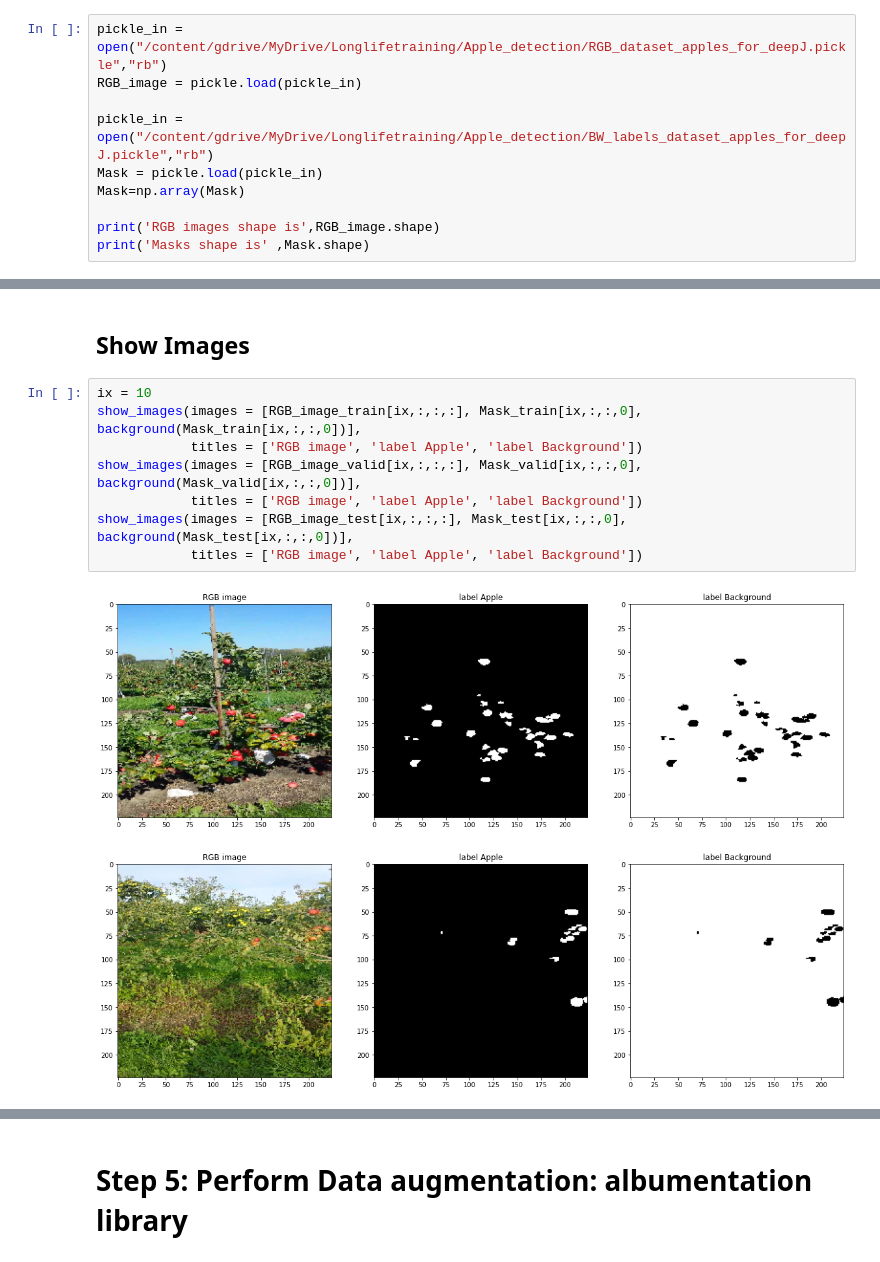
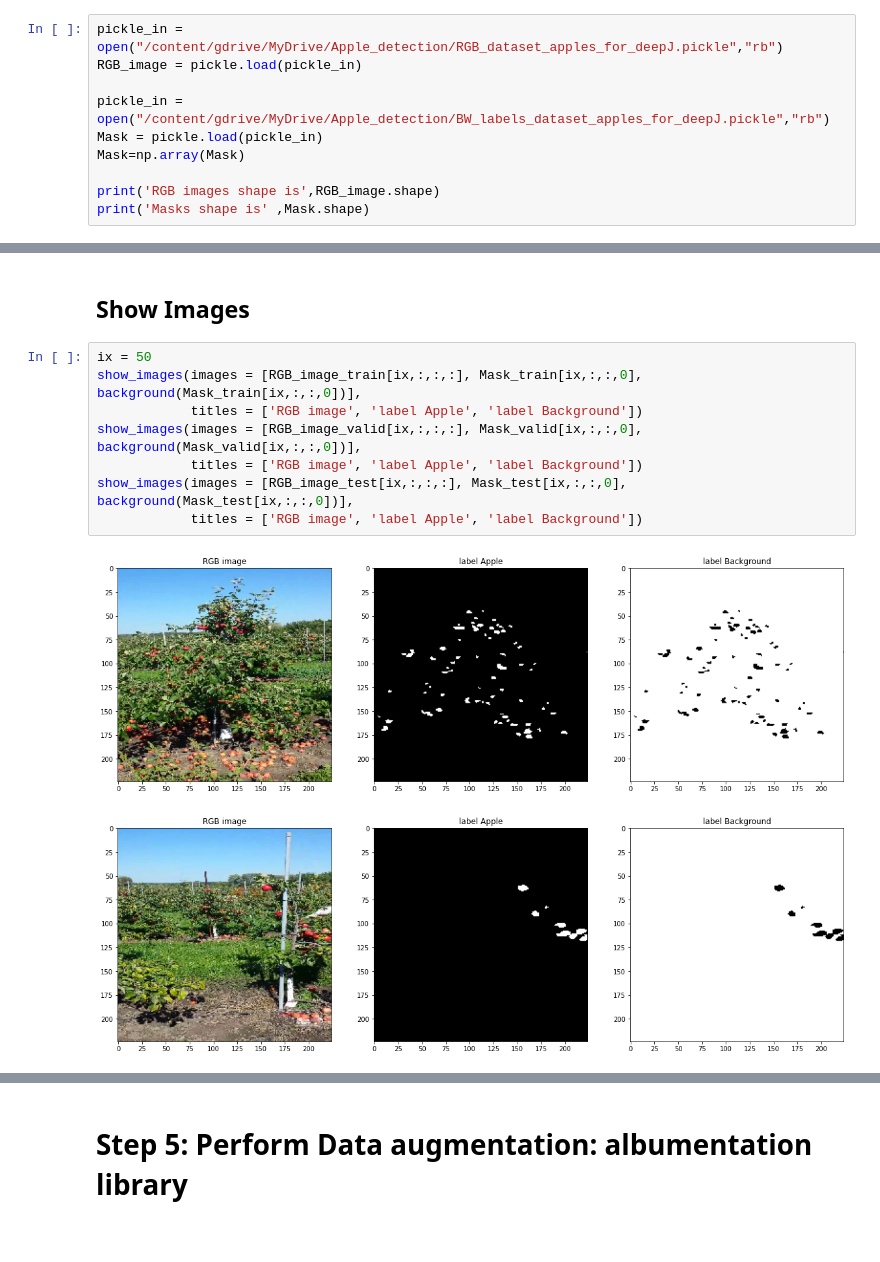
Before and after one commit to pejmanrasti/FormationUnivAngers, a Jupyter notebook: Jour3/Apple_detection_from_scratch.ipynb, the cells around one changed output, grey strips where cells are left out. Cells and saved outputs as stored; diff of their text form.

```diff
--- a/Jour3/Apple_detection_from_scratch.ipynb
+++ b/Jour3/Apple_detection_from_scratch.ipynb
@@ -184,10 +184,10 @@ def performance(y_pred, y_true):
 # %% [markdown]
 # **Step3: Reading DATA**
 # %%
-pickle_in = open("/content/gdrive/MyDrive/Longlifetraining/Apple_detection/RGB_dataset_apples_for_deepJ.pickle","rb")
+pickle_in = open("/content/gdrive/MyDrive/Apple_detection/RGB_dataset_apples_for_deepJ.pickle","rb")
 RGB_image = pickle.load(pickle_in)
 
-pickle_in = open("/content/gdrive/MyDrive/Longlifetraining/Apple_detection/BW_labels_dataset_apples_for_deepJ.pickle","rb")
+pickle_in = open("/content/gdrive/MyDrive/Apple_detection/BW_labels_dataset_apples_for_deepJ.pickle","rb")
 Mask = pickle.load(pickle_in)
 Mask=np.array(Mask)
 
@@ -225,13 +225,13 @@ Total number of test DATA:  70
 # %% [markdown]
 ## Show Images
 # %%
-ix = 10
+ix = 50
 show_images(images = [RGB_image_train[ix,:,:,:], Mask_train[ix,:,:,0], background(Mask_train[ix,:,:,0])],
             titles = ['RGB image', 'label Apple', 'label Background'])
 show_images(images = [RGB_image_valid[ix,:,:,:], Mask_valid[ix,:,:,0], background(Mask_valid[ix,:,:,0])],
             titles = ['RGB image', 'label Apple', 'label Background'])
 show_images(images = [RGB_image_test[ix,:,:,:], Mask_test[ix,:,:,0], background(Mask_test[ix,:,:,0])],
             titles = ['RGB image', 'label Apple', 'label Background'])
 # %% [output]
-[figure, old version]
+[figure, new version]
-[figure, old version]
+[figure, new version]
```
Also changed, not shown: parts of 21 cells of this notebook.
